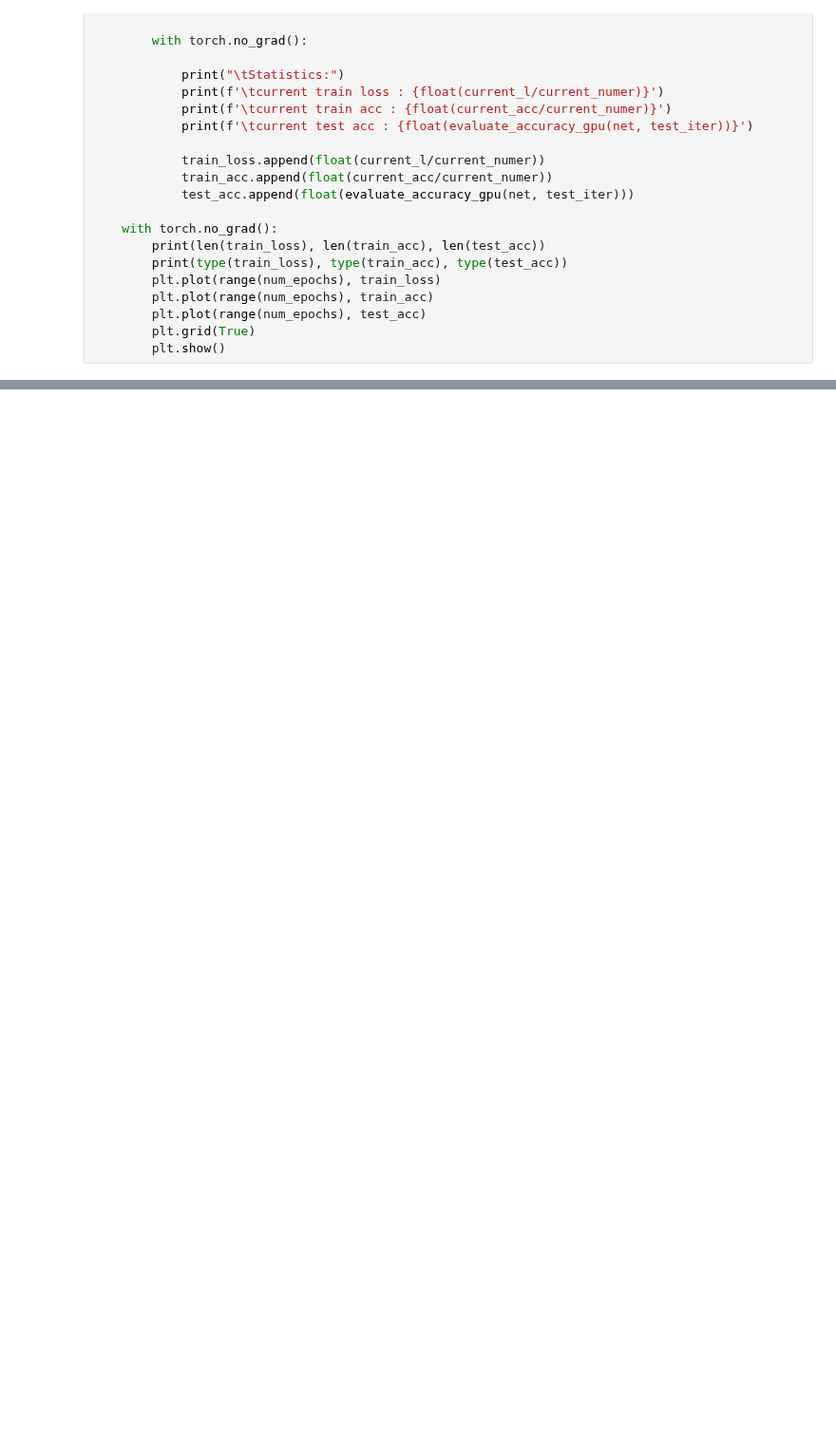
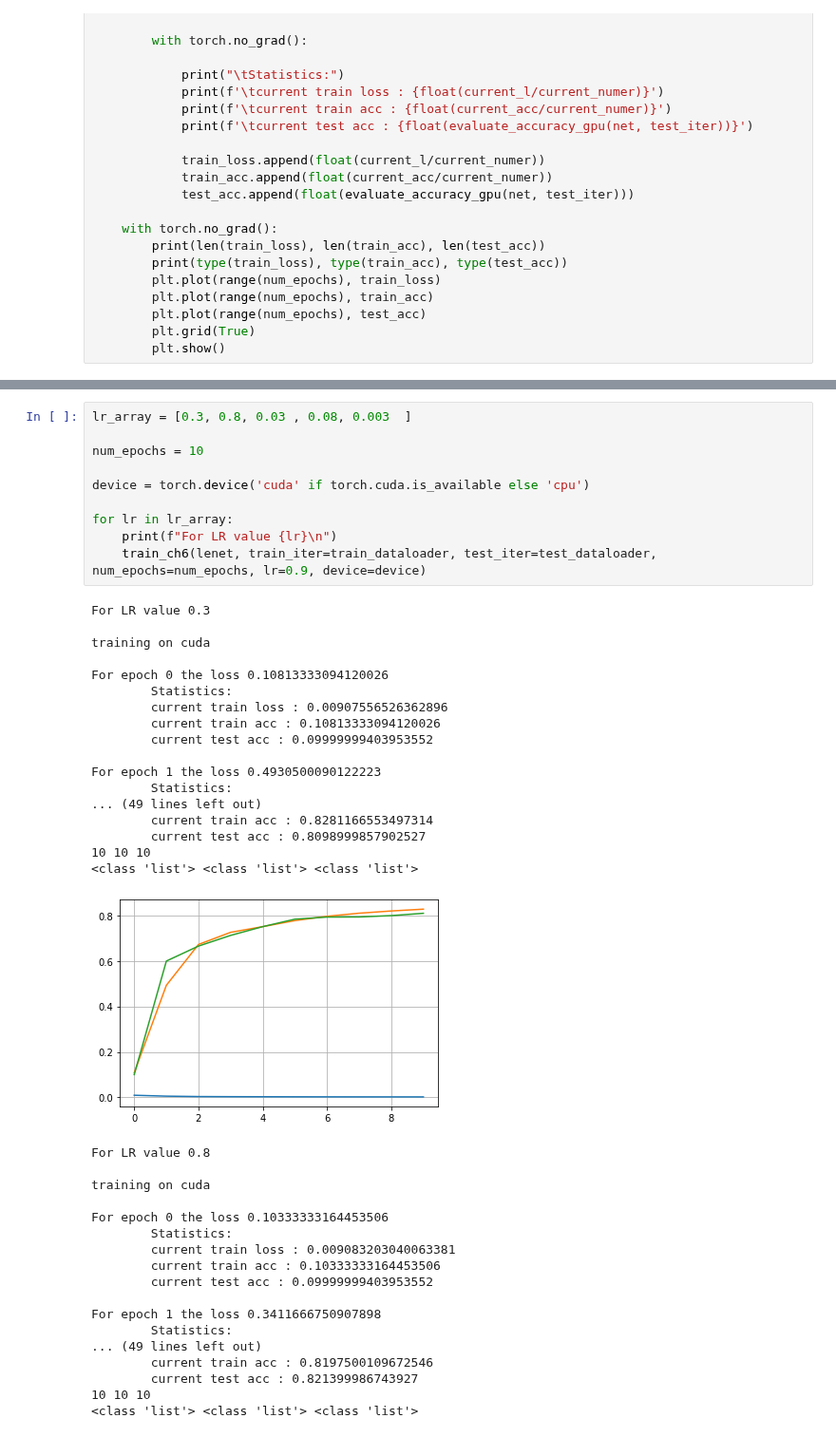
Before and after one commit to fanbyprinciple/d2l-fanbyprinciple, a Jupyter notebook: ch6_convolutional_neural_network/6.3 lenet.ipynb, the cells around one changed output, grey strips where cells are left out. Shown at 95% size. Drawn from its saved outputs; the diff is of its cells as text; blank space fills up the shorter version.

```diff
--- a/ch6_convolutional_neural_network/6.3 lenet.ipynb
+++ b/ch6_convolutional_neural_network/6.3 lenet.ipynb
@@ -209,0 +412,46 @@ For epoch 1 the loss 0.3962666690349579
+# %%
+lr_array = [0.3, 0.8, 0.03 , 0.08, 0.003  ]
+
+num_epochs = 10
+
+device = torch.device('cuda' if torch.cuda.is_available else 'cpu')
+
+for lr in lr_array:
+    print(f"For LR value {lr}\n")
+    train_ch6(lenet, train_iter=train_dataloader, test_iter=test_dataloader, num_epochs=num_epochs, lr=0.9, device=device)
+# %% [output]
+For LR value 0.3
+
+training on cuda
+
+For epoch 0 the loss 0.10813333094120026
+        Statistics:
+        current train loss : 0.00907556526362896
+        current train acc : 0.10813333094120026
+        current test acc : 0.09999999403953552
+
+For epoch 1 the loss 0.4930500090122223
+        Statistics:
+... (49 lines left out)
+        current train acc : 0.8281166553497314
+        current test acc : 0.8098999857902527
+10 10 10
+<class 'list'> <class 'list'> <class 'list'>
+[figure, added]
+For LR value 0.8
+
+training on cuda
+
+For epoch 0 the loss 0.10333333164453506
+        Statistics:
+        current train loss : 0.009083203040063381
+        current train acc : 0.10333333164453506
+        current test acc : 0.09999999403953552
+
+For epoch 1 the loss 0.3411666750907898
+        Statistics:
+... (49 lines left out)
+        current train acc : 0.8197500109672546
+        current test acc : 0.821399986743927
+10 10 10
+<class 'list'> <class 'list'> <class 'list'>
```
Also changed, not shown: parts of 16 cells of this notebook, 10 other files.
